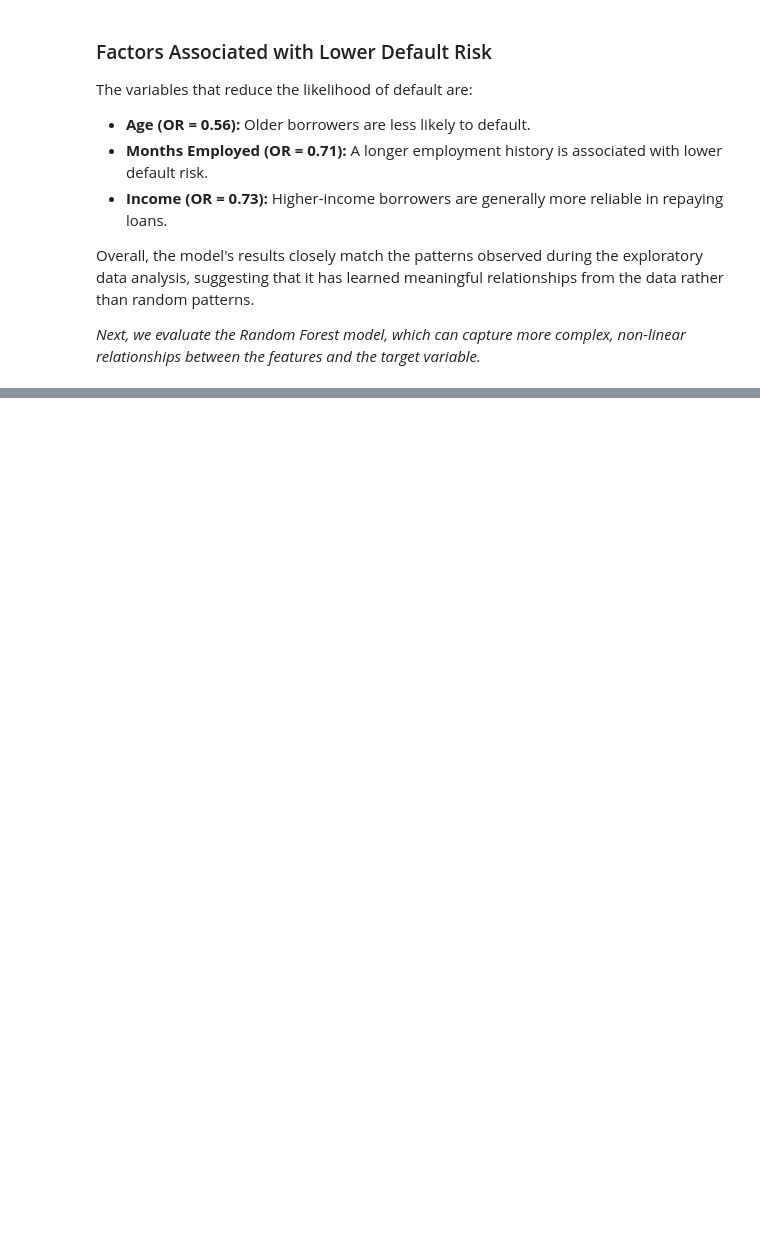
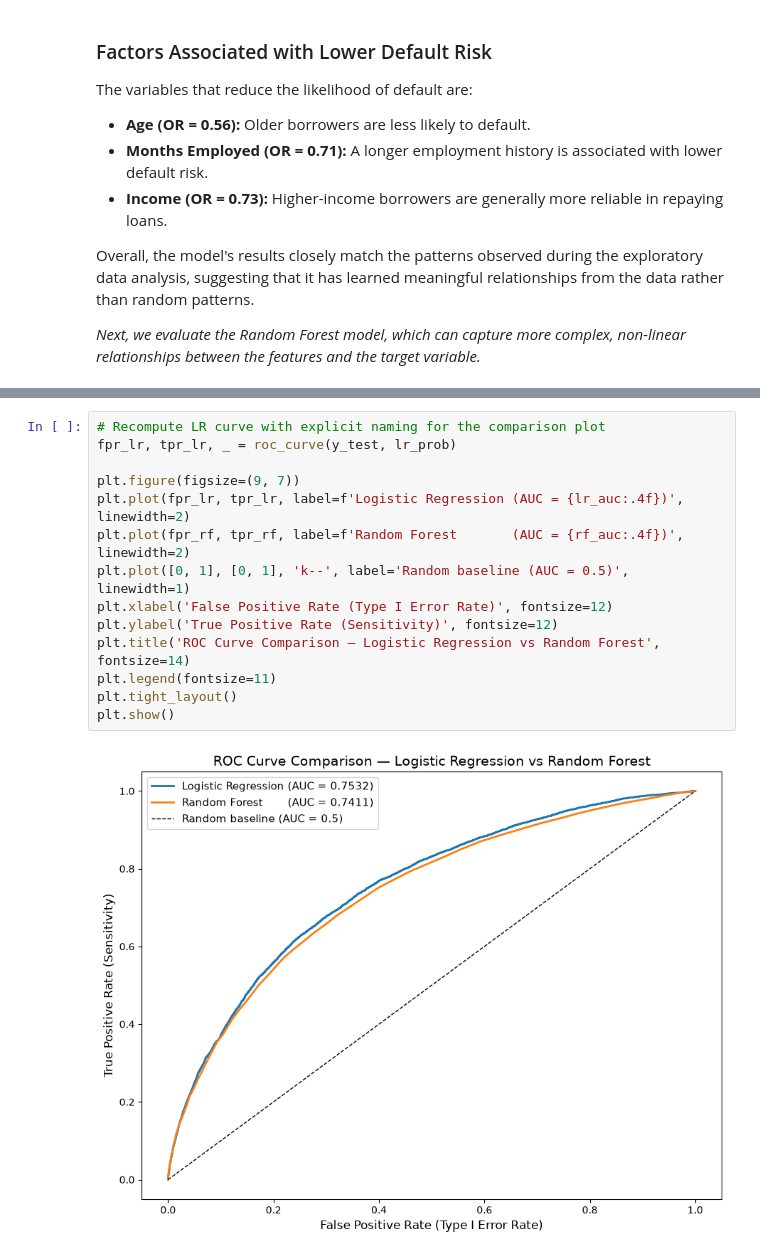
Before and after one commit to harshit87612/loan-default-prediction, a Jupyter notebook: notebooks/03_modeling.ipynb, the cells around one changed output, grey strips where cells are left out. Drawn from its saved outputs; the diff is of its cells as text; blank space fills up the shorter version.

```diff
--- a/notebooks/03_modeling.ipynb
+++ b/notebooks/03_modeling.ipynb
@@ -220,0 +360,16 @@ Overall, the model's results closely match the patterns observed during the expl
+# %%
+# Recompute LR curve with explicit naming for the comparison plot
+fpr_lr, tpr_lr, _ = roc_curve(y_test, lr_prob)
+
+plt.figure(figsize=(9, 7))
+plt.plot(fpr_lr, tpr_lr, label=f'Logistic Regression (AUC = {lr_auc:.4f})', linewidth=2)
+plt.plot(fpr_rf, tpr_rf, label=f'Random Forest       (AUC = {rf_auc:.4f})', linewidth=2)
+plt.plot([0, 1], [0, 1], 'k--', label='Random baseline (AUC = 0.5)', linewidth=1)
+plt.xlabel('False Positive Rate (Type I Error Rate)', fontsize=12)
+plt.ylabel('True Positive Rate (Sensitivity)', fontsize=12)
+plt.title('ROC Curve Comparison — Logistic Regression vs Random Forest', fontsize=14)
+plt.legend(fontsize=11)
+plt.tight_layout()
+plt.show()
+# %% [output]
+[figure, added]
```
Also changed, not shown: parts of 12 cells of this notebook.
